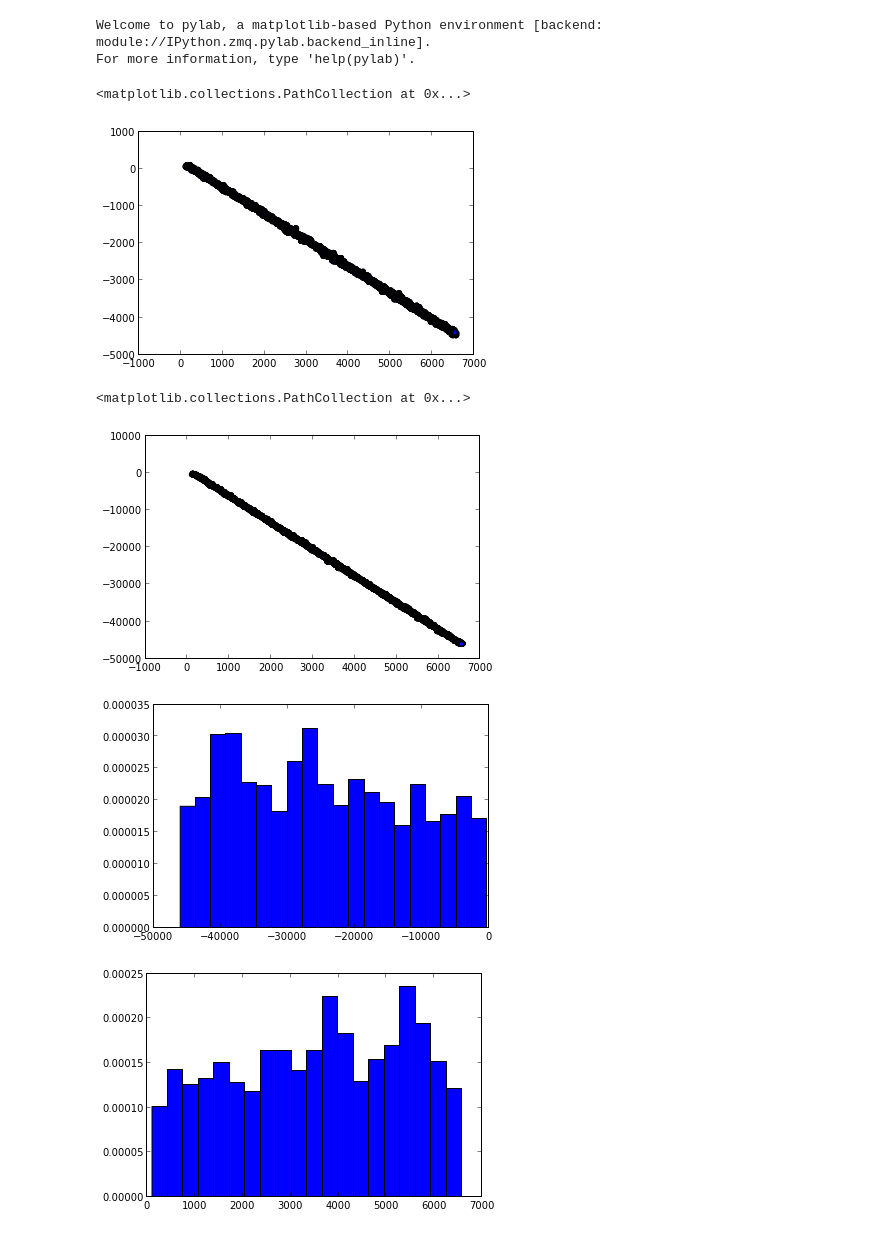
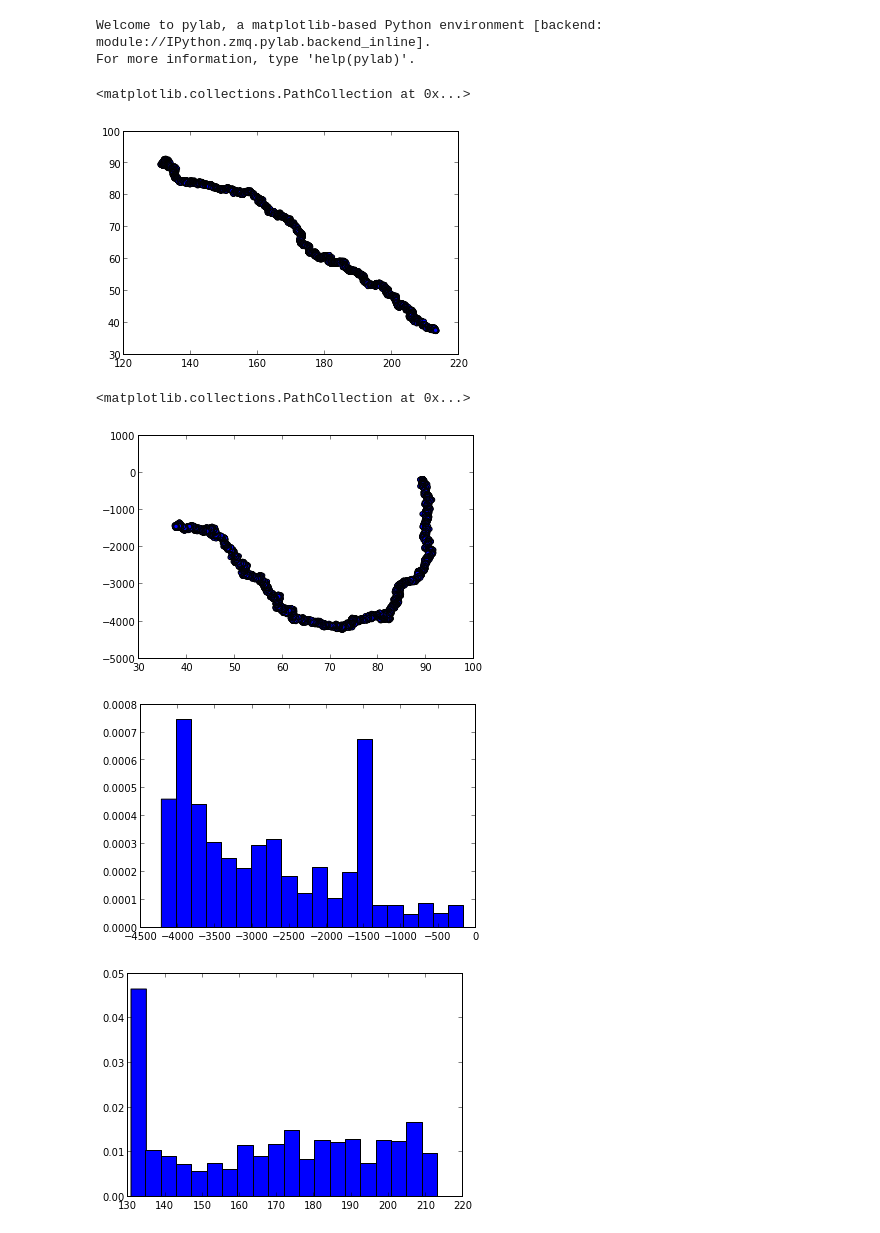
Before and after one commit to andresfgarcia150/Tarea9, a Jupyter notebook: HW9/tarea9.ipynb, the cells around one changed output. Cells and saved outputs as stored; diff of their text form; code cells hidden in the pictures.

```diff
--- a/HW9/tarea9.ipynb
+++ b/HW9/tarea9.ipynb
@@ -38,11 +38,11 @@ z_walk = append(z_walk, -169)
 n_iter = 50000
 
 for i in range(n_iter):
-    x_prima = np.random.normal(x_walk[i],10.0)
-    y_prima = np.random.normal(y_walk[i],10.0)
+    x_prima = np.random.normal(x_walk[i],0.1)
+    y_prima = np.random.normal(y_walk[i],0.1)
     z_prima = np.random.normal(z_walk[i],10.0)
-    while (z_prima > 0):
-        z_prima = np.random.normal(z_walk[i],100.0)
+    while ((z_prima > 0) | (z_prima < -10000)):
+        z_prima = np.random.normal(z_walk[i],10.0)
 
     y2_init = predY(y_walk[i], z_walk[i], y1_obs, z1_obs, z2_obs)
     y2_prima = predY(y_prima, z_prima, y1_obs, z1_obs, z2_obs)
@@ -69,20 +69,20 @@ for i in range(n_iter):
 scatter(x_walk,y_walk)
 # %% [output]
 <matplotlib.collections.PathCollection at 0x...>
-[figure, old version]
+[figure, new version]
 # %%
-scatter(x_walk,z_walk)
+scatter(y_walk,z_walk)
 # %% [output]
 <matplotlib.collections.PathCollection at 0x...>
-[figure, old version]
+[figure, new version]
 # %%
 count, bins, ingnored = plt.hist(z_walk, 20, normed = True)
 # %% [output]
-[figure, old version]
+[figure, new version]
 # %%
 count, bins, ingnored = plt.hist(x_walk, 20, normed = True)
 # %% [output]
-[figure, old version]
+[figure, new version]
 # %%
 count, bins, ingnored = plt.hist(y_walk, 20, normed = True)
 # %% [output]
```
Also changed, not shown: parts of 5 cells of this notebook.
